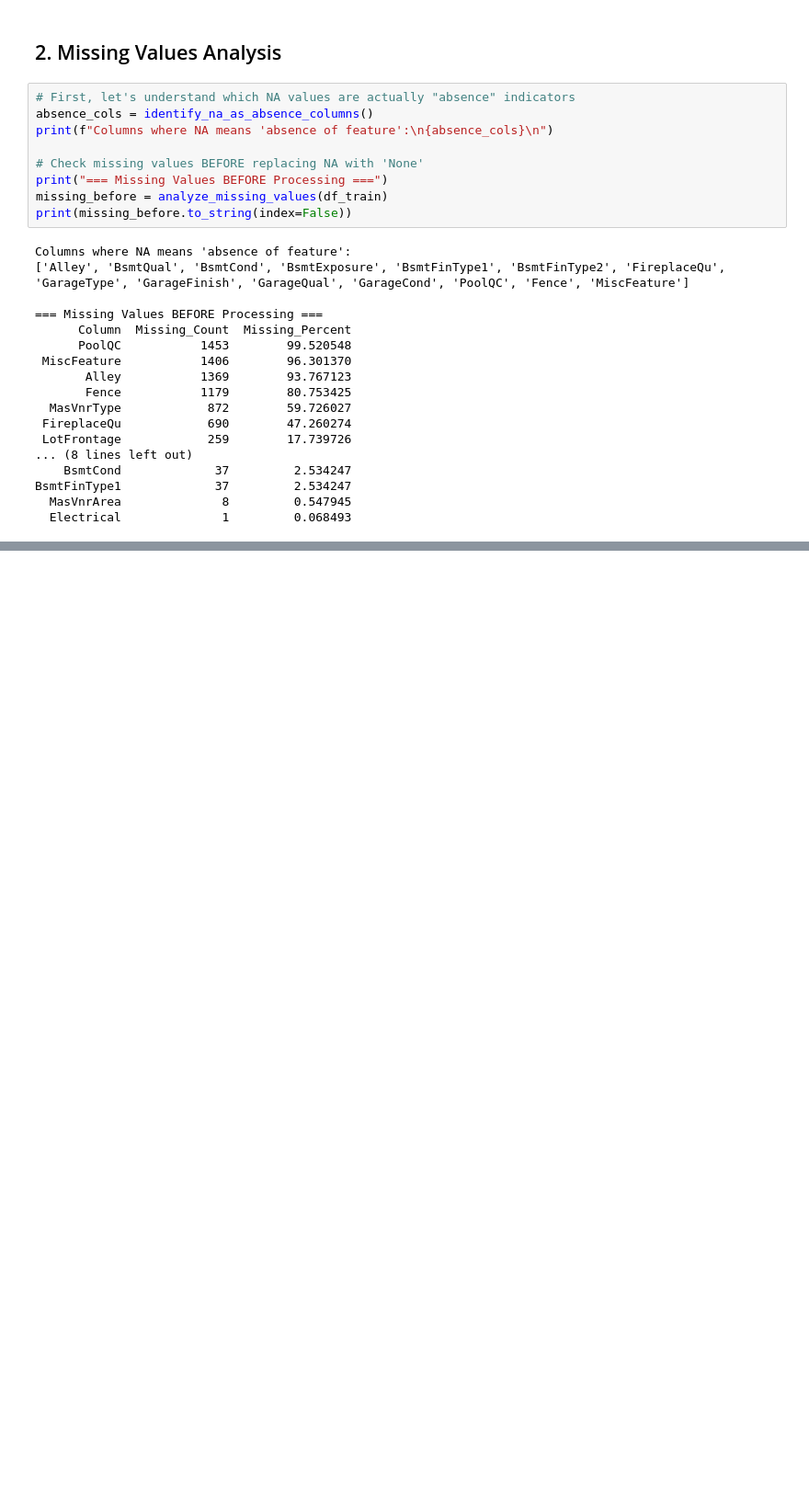
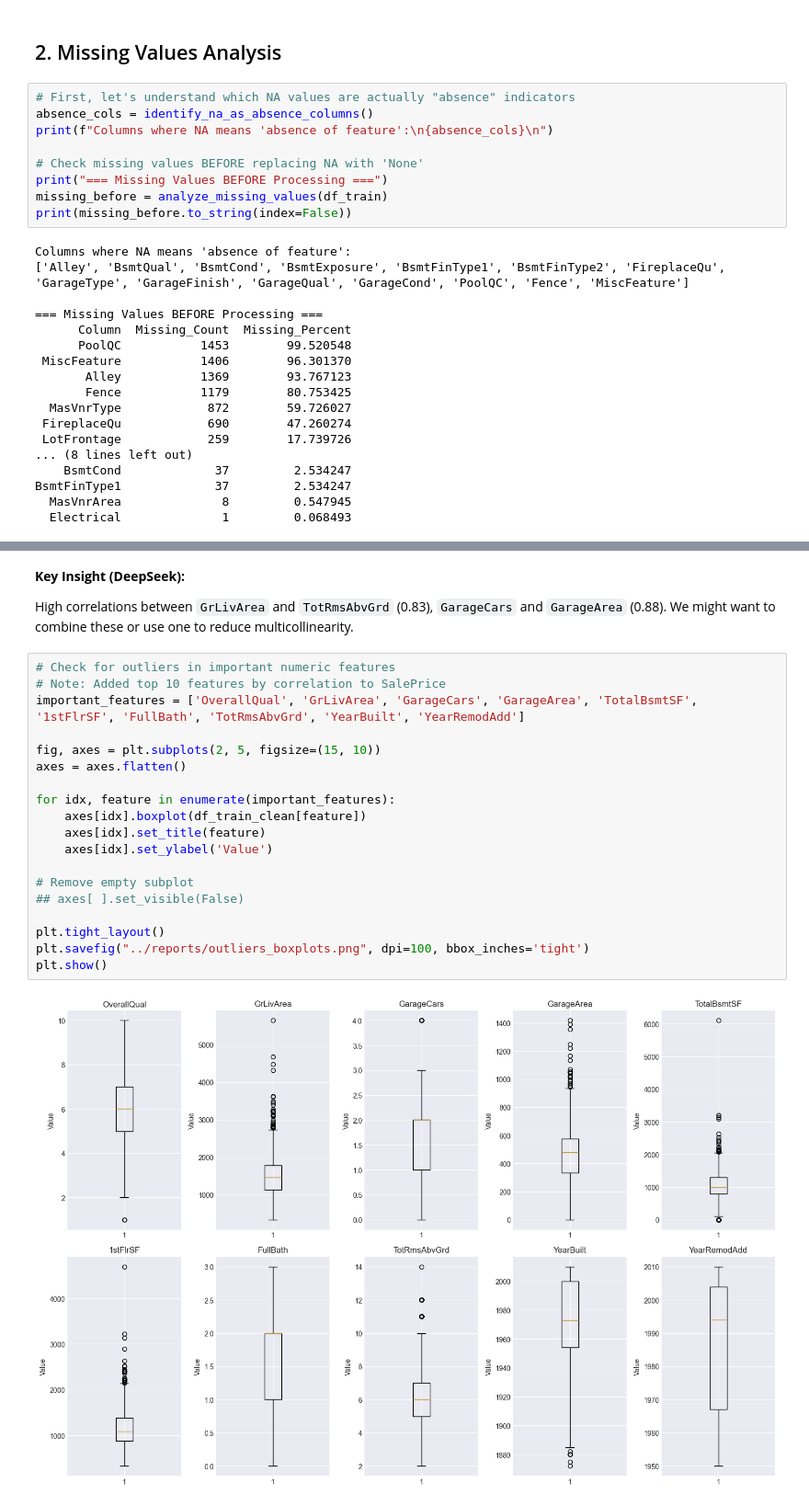
Before and after one commit to Blim3202/House-Prices-Kaggle, a Jupyter notebook: Notebooks/01_eda_analysis.ipynb, the cells around one changed output, grey strips where cells are left out. Shown at 92% size. Drawn from its saved outputs; the diff is of its cells as text; blank space fills up the shorter version.

```diff
--- a/Notebooks/01_eda_analysis.ipynb
+++ b/Notebooks/01_eda_analysis.ipynb
@@ -114,0 +207,25 @@ BsmtFinType1             37         2.534247
+# %% [markdown]
+**Key Insight (DeepSeek):**
+
+High correlations between `GrLivArea` and `TotRmsAbvGrd` (0.83), `GarageCars` and `GarageArea` (0.88). We might want to combine these or use one to reduce multicollinearity.
+# %%
+# Check for outliers in important numeric features
+# Note: Added top 10 features by correlation to SalePrice
+important_features = ['OverallQual', 'GrLivArea', 'GarageCars', 'GarageArea', 'TotalBsmtSF', '1stFlrSF', 'FullBath', 'TotRmsAbvGrd', 'YearBuilt', 'YearRemodAdd']
+
+fig, axes = plt.subplots(2, 5, figsize=(15, 10))
+axes = axes.flatten()
+
+for idx, feature in enumerate(important_features):
+    axes[idx].boxplot(df_train_clean[feature])
+    axes[idx].set_title(feature)
+    axes[idx].set_ylabel('Value')
+
+# Remove empty subplot
+## axes[ ].set_visible(False)
+
+plt.tight_layout()
+plt.savefig("../reports/outliers_boxplots.png", dpi=100, bbox_inches='tight')
+plt.show()
+# %% [output]
+[figure, added]
```
Also changed, not shown: parts of 15 cells of this notebook, 5 other files.
